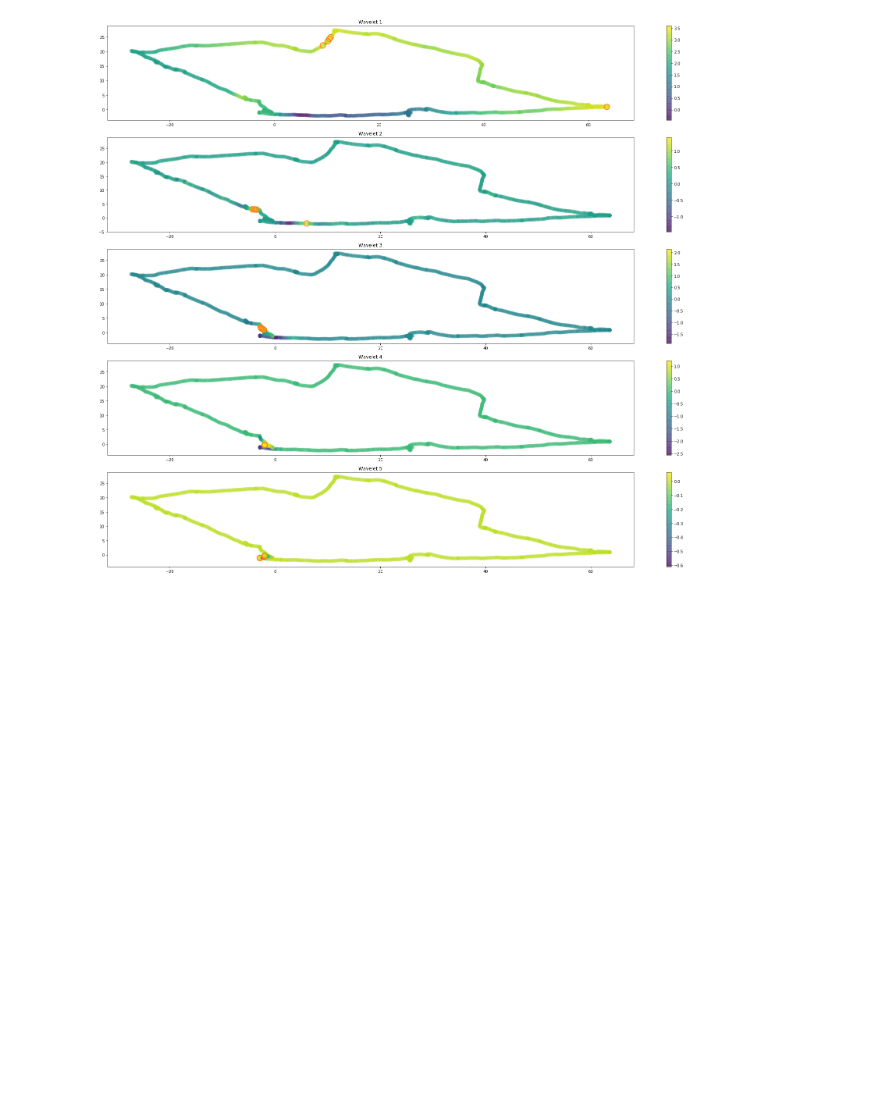
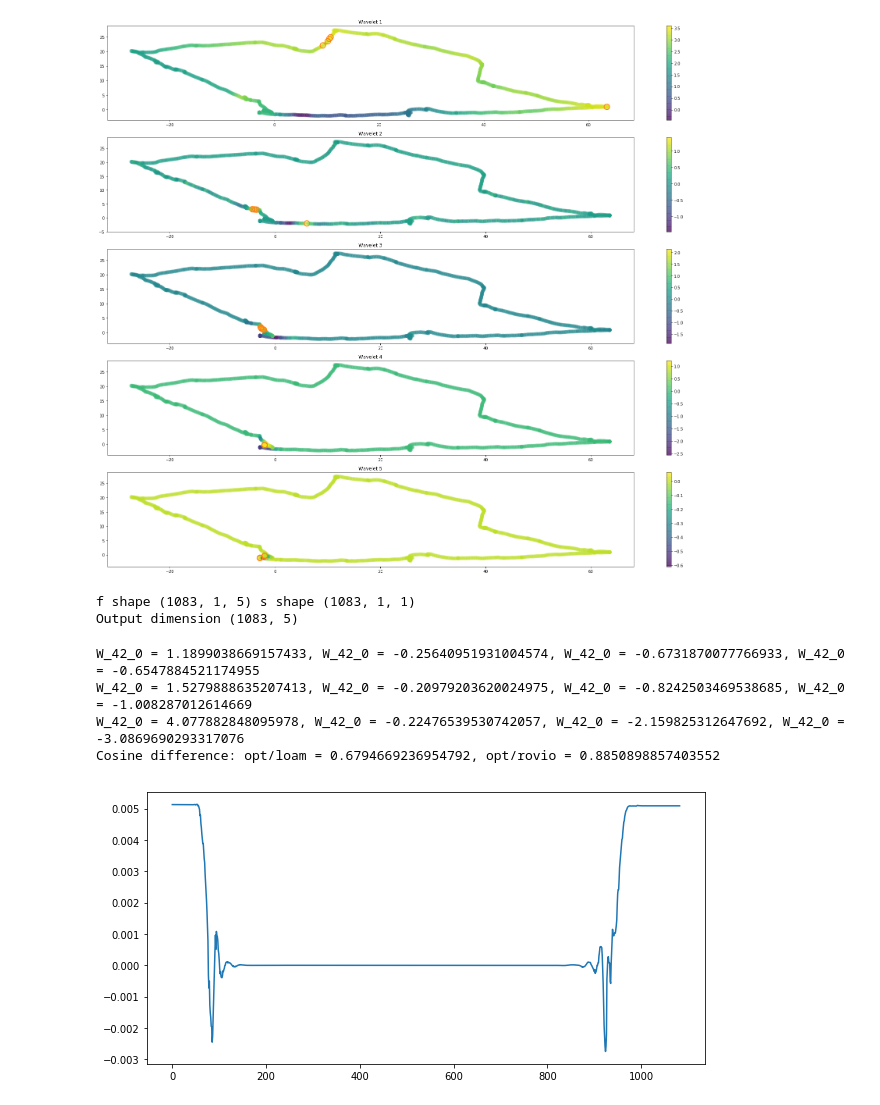
Before and after one commit to ethz-asl/fgsp, a Jupyter notebook: src/Mission_03_test_new_graph.ipynb, the cells around one changed output. Drawn from its saved outputs; the diff is of its cells as text; code cells hidden in the pictures; blank space fills up the shorter version.

```diff
--- a/src/Mission_03_test_new_graph.ipynb
+++ b/src/Mission_03_test_new_graph.ipynb
@@ -225,3 +226,65 @@ for i in range(0, n_filter):
 fig.tight_layout()
 # %% [output]
 [figure]
+# %%
+g = filters.Meyer(G, Nf=n_filter)
+
+# Evalute filter bank on the frequencies (eigenvalues).
+f = g.evaluate(G.e)
+
+x = np.zeros((G.N,1))
+x[0] = 1
+
+# Transform the signal to spectral domain.
+s = G._check_signal(x)
+s = G.gft(s)
+
+# f should be (G.N, n_features_in, n_features_out)
+# s should be (G.N, n_features_in)
+f = np.expand_dims(f.T, 1)
+if s.ndim == 1:
+    s = np.expand_dims(s, -1)
+s = np.expand_dims(s, 1)
+print(f"f shape {f.shape} s shape {s.shape}")
+s = np.matmul(s, f)
+
+# Transform back the features to the vertex domain.
+s = G.igft(s).squeeze()
+print(f"Output dimension {s.shape}")
+# %% [output]
+f shape (1083, 1, 5) s shape (1083, 1, 1)
+Output dimension (1083, 5)
+# %%
+plt.plot(np.arange(0,G.N), s[:,0])
+#plt.plot(x)
+W_42_0 = np.matmul(s[:,0].transpose(), x_opt)
+W_42_1 = np.matmul(s[:,1].transpose(), x_opt)
+W_42_2 = np.matmul(s[:,2].transpose(), x_opt)
+W_42_3 = np.matmul(s[:,3].transpose(), x_opt)
+print(f"W_42_0 = {W_42_0}, W_42_0 = {W_42_1}, W_42_0 = {W_42_2}, W_42_0 = {W_42_3}")
+f_opt_42 = np.array([W_42_0, W_42_1, W_42_2, W_42_3])
+
+W_42_0 = np.matmul(s[:,0].transpose(), x_loam)
+W_42_1 = np.matmul(s[:,1].transpose(), x_loam)
+W_42_2 = np.matmul(s[:,2].transpose(), x_loam)
+W_42_3 = np.matmul(s[:,3].transpose(), x_loam)
+print(f"W_42_0 = {W_42_0}, W_42_0 = {W_42_1}, W_42_0 = {W_42_2}, W_42_0 = {W_42_3}")
+f_loam_42 = np.array([W_42_0, W_42_1, W_42_2, W_42_3])
+
+W_42_0 = np.matmul(s[:,0].transpose(), x_rovio)
+W_42_1 = np.matmul(s[:,1].transpose(), x_rovio)
+W_42_2 = np.matmul(s[:,2].transpose(), x_rovio)
+W_42_3 = np.matmul(s[:,3].transpose(), x_rovio)
+print(f"W_42_0 = {W_42_0}, W_42_0 = {W_42_1}, W_42_0 = {W_42_2}, W_42_0 = {W_42_3}")
+f_rovio_42 = np.array([W_42_0, W_42_1, W_42_2, W_42_3])
+
+D_opt_loam = 1 - (np.matmul(f_opt_42.transpose(), f_loam_42))/(np.matmul(f_opt_42.transpose(), f_opt_42)*np.matmul(f_loam_42.transpose(), f_loam_42))
+D_opt_rovio = 1 - (np.matmul(f_opt_42.transpose(), f_rovio_42))/(np.matmul(f_opt_42.transpose(), f_opt_42)*np.matmul(f_rovio_42.transpose(), f_rovio_42))
+
+print(f"Cosine difference: opt/loam = {D_opt_loam}, opt/rovio = {D_opt_rovio}")
+# %% [output]
+W_42_0 = 1.1899038669157433, W_42_0 = -0.25640951931004574, W_42_0 = -0.6731870077766933, W_42_0 = -0.6547884521174955
+W_42_0 = 1.5279888635207413, W_42_0 = -0.20979203620024975, W_42_0 = -0.8242503469538685, W_42_0 = -1.008287012614669
+W_42_0 = 4.077882848095978, W_42_0 = -0.22476539530742057, W_42_0 = -2.159825312647692, W_42_0 = -3.0869690293317076
+Cosine difference: opt/loam = 0.6794669236954792, opt/rovio = 0.8850898857403552
+[figure, added]
```
Also changed, not shown: parts of 9 cells of this notebook, 4 other files.
